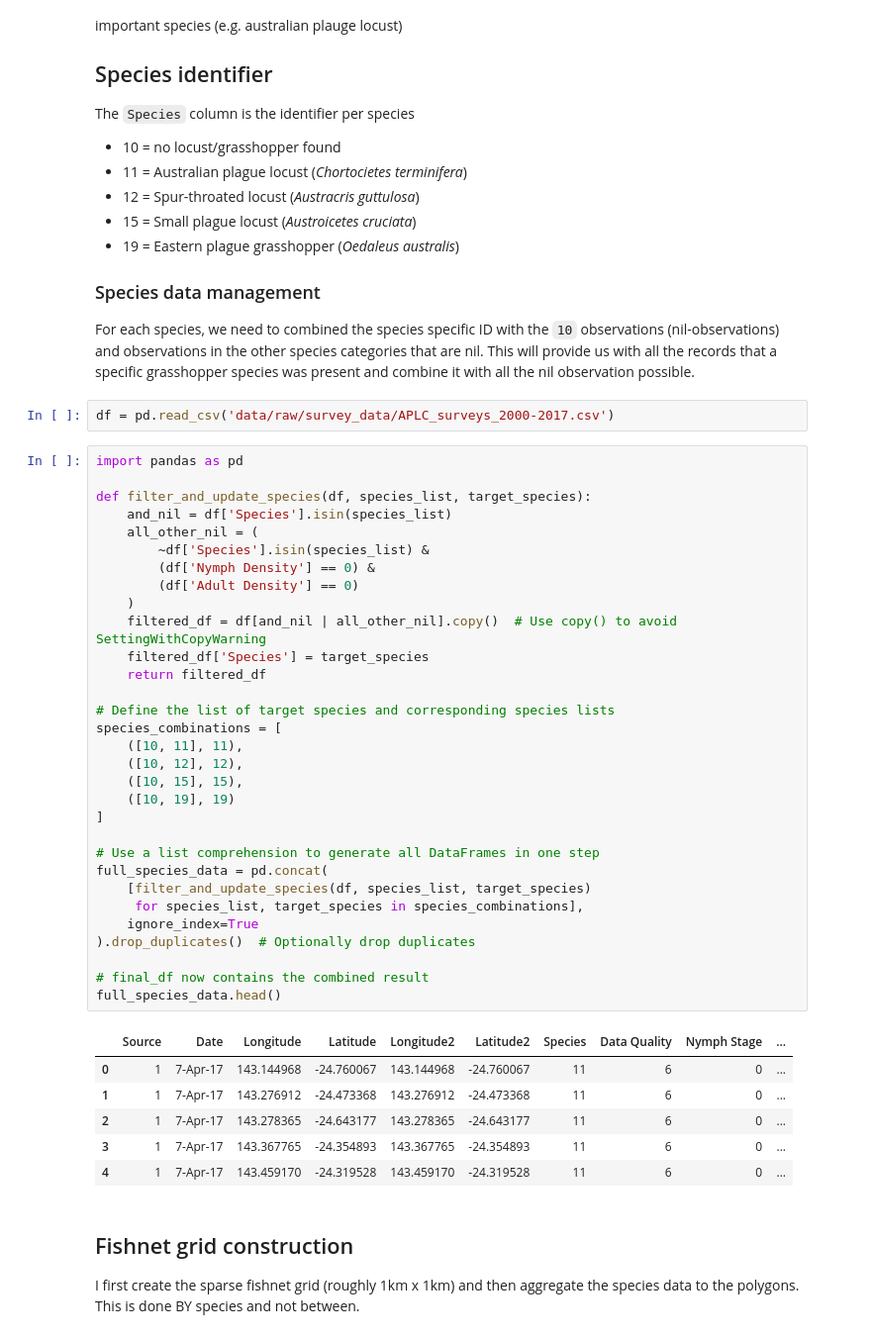
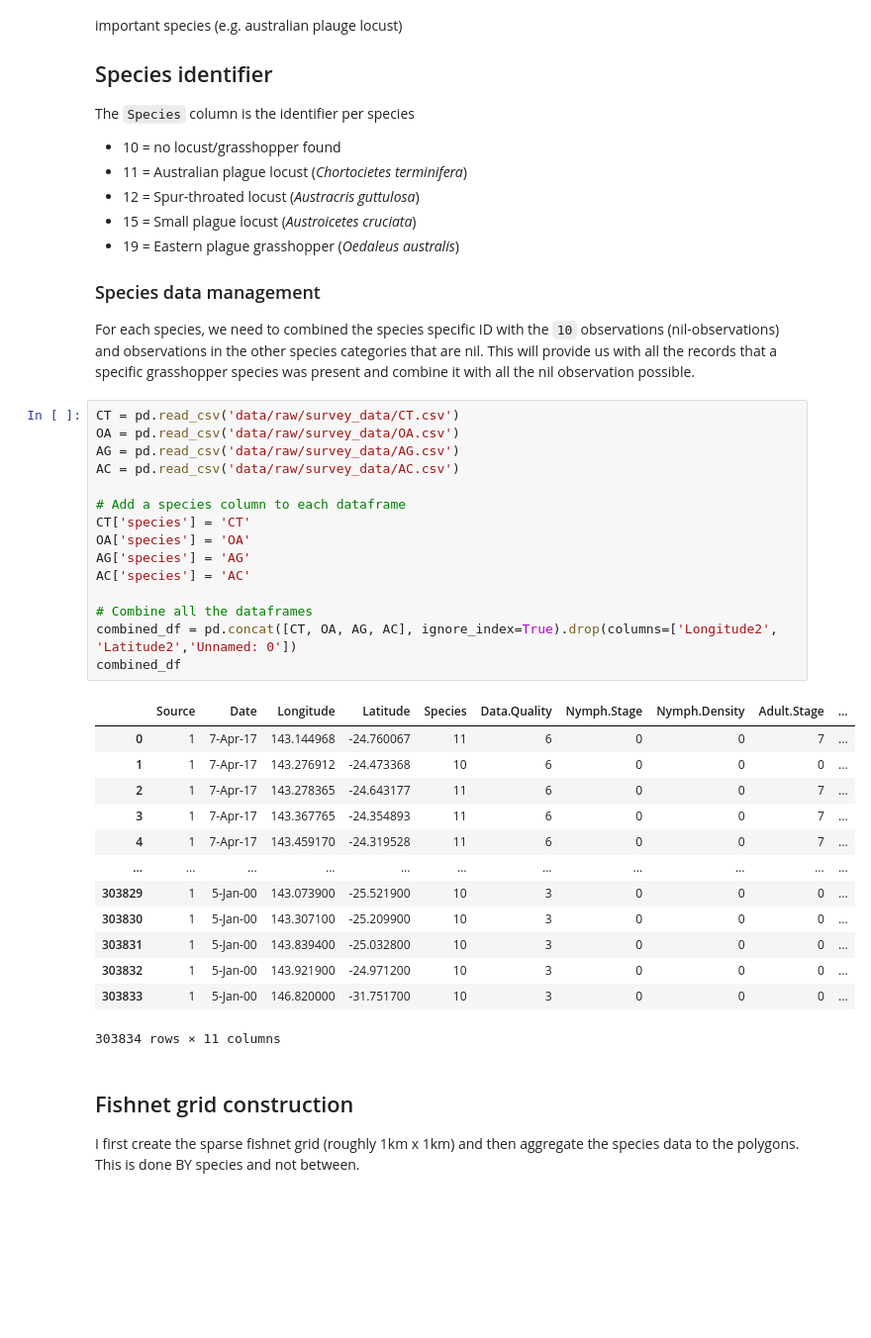
Before and after one commit to ddlawton/herbivore_nutrient_interactions, a Jupyter notebook: scripts/spatial_modeling/01_fishnet_grid_construction.ipynb, the cells around one changed output. Shown at 99% size. Cells and saved outputs as stored; diff of their text form; blank space fills up the shorter version.

```diff
--- a/scripts/spatial_modeling/01_fishnet_grid_construction.ipynb
+++ b/scripts/spatial_modeling/01_fishnet_grid_construction.ipynb
@@ -45,45 +45,34 @@ The `Species` column is the identifier per species
 
 For each species, we need to combined the species specific ID with the `10` observations (nil-observations) and observations in the other species categories that are nil. This will provide us with all the records that a specific grasshopper species was present and combine it with all the nil observation possible.
 # %%
-df = pd.read_csv('data/raw/survey_data/APLC_surveys_2000-2017.csv')
+CT = pd.read_csv('data/raw/survey_data/CT.csv')
+OA = pd.read_csv('data/raw/survey_data/OA.csv')
+AG = pd.read_csv('data/raw/survey_data/AG.csv')
+AC = pd.read_csv('data/raw/survey_data/AC.csv')
+
+# Add a species column to each dataframe
+CT['species'] = 'CT'
+OA['species'] = 'OA'
+AG['species'] = 'AG'
+AC['species'] = 'AC'
+
+# Combine all the dataframes
+combined_df = pd.concat([CT, OA, AG, AC], ignore_index=True).drop(columns=['Longitude2', 'Latitude2','Unnamed: 0'])
+combined_df
+# %% [output]
+|  | Source | Date | Longitude | Latitude | Species | Data.Quality | Nymph.Stage | Nymph.Density | Adult.Stage | ... |
+| 0 | 1 | 7-Apr-17 | 143.144968 | -24.760067 | 11 | 6 | 0 | 0 | 7 | ... |
+| 1 | 1 | 7-Apr-17 | 143.276912 | -24.473368 | 10 | 6 | 0 | 0 | 0 | ... |
+| 2 | 1 | 7-Apr-17 | 143.278365 | -24.643177 | 11 | 6 | 0 | 0 | 7 | ... |
+| 3 | 1 | 7-Apr-17 | 143.367765 | -24.354893 | 11 | 6 | 0 | 0 | 7 | ... |
+| 4 | 1 | 7-Apr-17 | 143.459170 | -24.319528 | 11 | 6 | 0 | 0 | 7 | ... |
+| ... | ... | ... | ... | ... | ... | ... | ... | ... | ... | ... |
+| 303829 | 1 | 5-Jan-00 | 143.073900 | -25.521900 | 10 | 3 | 0 | 0 | 0 | ... |
+| 303830 | 1 | 5-Jan-00 | 143.307100 | -25.209900 | 10 | 3 | 0 | 0 | 0 | ... |
+| 303831 | 1 | 5-Jan-00 | 143.839400 | -25.032800 | 10 | 3 | 0 | 0 | 0 | ... |
+| 303832 | 1 | 5-Jan-00 | 143.921900 | -24.971200 | 10 | 3 | 0 | 0 | 0 | ... |
+| 303833 | 1 | 5-Jan-00 | 146.820000 | -31.751700 | 10 | 3 | 0 | 0 | 0 | ... |
+303834 rows × 11 columns
-# %%
-import pandas as pd
-
-def filter_and_update_species(df, species_list, target_species):
-    and_nil = df['Species'].isin(species_list)
-    all_other_nil = (
-        ~df['Species'].isin(species_list) &
-        (df['Nymph Density'] == 0) &
-        (df['Adult Density'] == 0)
-    )
-    filtered_df = df[and_nil | all_other_nil].copy()  # Use copy() to avoid SettingWithCopyWarning
-    filtered_df['Species'] = target_species
-    return filtered_df
-
-# Define the list of target species and corresponding species lists
-species_combinations = [
-    ([10, 11], 11),
-    ([10, 12], 12),
-    ([10, 15], 15),
-    ([10, 19], 19)
-]
-
-# Use a list comprehension to generate all DataFrames in one step
-full_species_data = pd.concat(
-    [filter_and_update_species(df, species_list, target_species)
-     for species_list, target_species in species_combinations],
-    ignore_index=True
-).drop_duplicates()  # Optionally drop duplicates
-
-# final_df now contains the combined result
-full_species_data.head()
-# %% [output]
-|  | Source | Date | Longitude | Latitude | Longitude2 | Latitude2 | Species | Data Quality | Nymph Stage | ... |
-| 0 | 1 | 7-Apr-17 | 143.144968 | -24.760067 | 143.144968 | -24.760067 | 11 | 6 | 0 | ... |
-| 1 | 1 | 7-Apr-17 | 143.276912 | -24.473368 | 143.276912 | -24.473368 | 11 | 6 | 0 | ... |
-| 2 | 1 | 7-Apr-17 | 143.278365 | -24.643177 | 143.278365 | -24.643177 | 11 | 6 | 0 | ... |
-| 3 | 1 | 7-Apr-17 | 143.367765 | -24.354893 | 143.367765 | -24.354893 | 11 | 6 | 0 | ... |
-| 4 | 1 | 7-Apr-17 | 143.459170 | -24.319528 | 143.459170 | -24.319528 | 11 | 6 | 0 | ... |
 # %% [markdown]
 ## Fishnet grid construction
 
```
Also changed, not shown: parts of 10 cells of this notebook, 17 other files.
